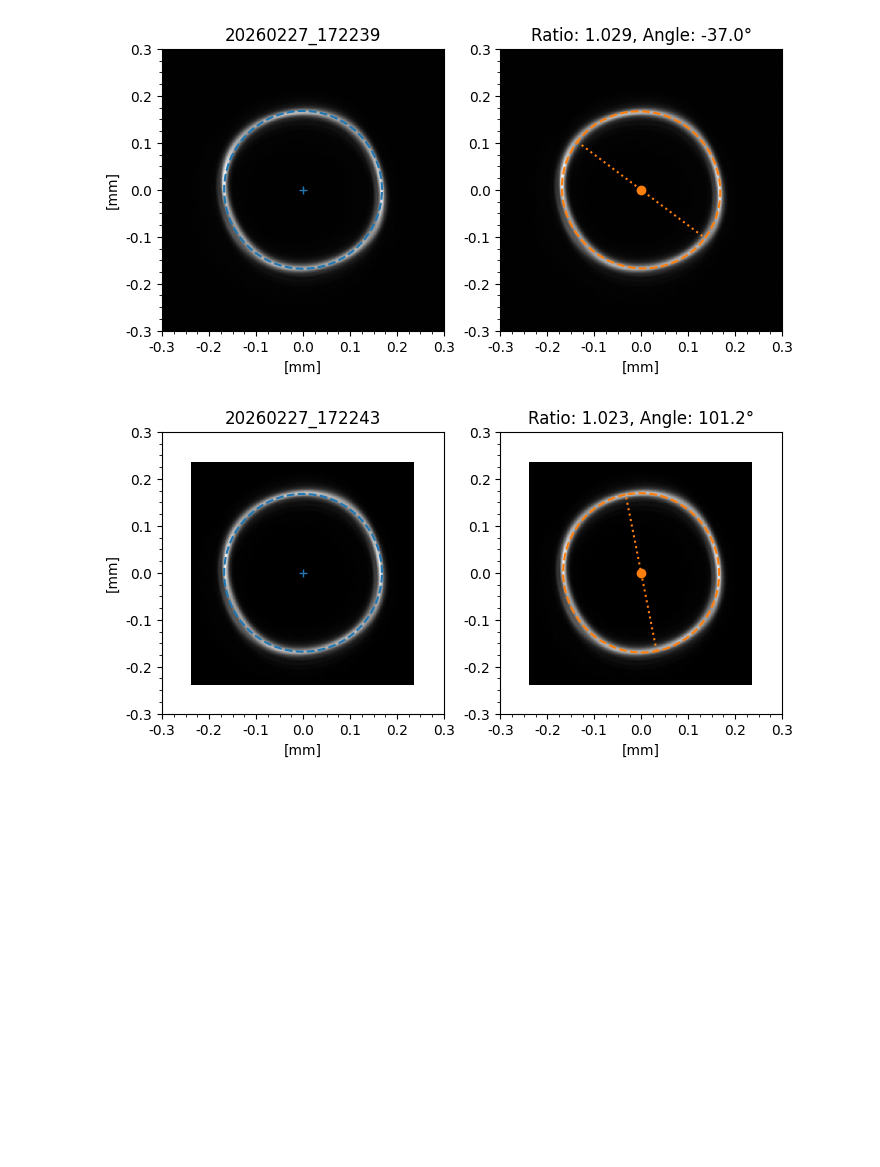
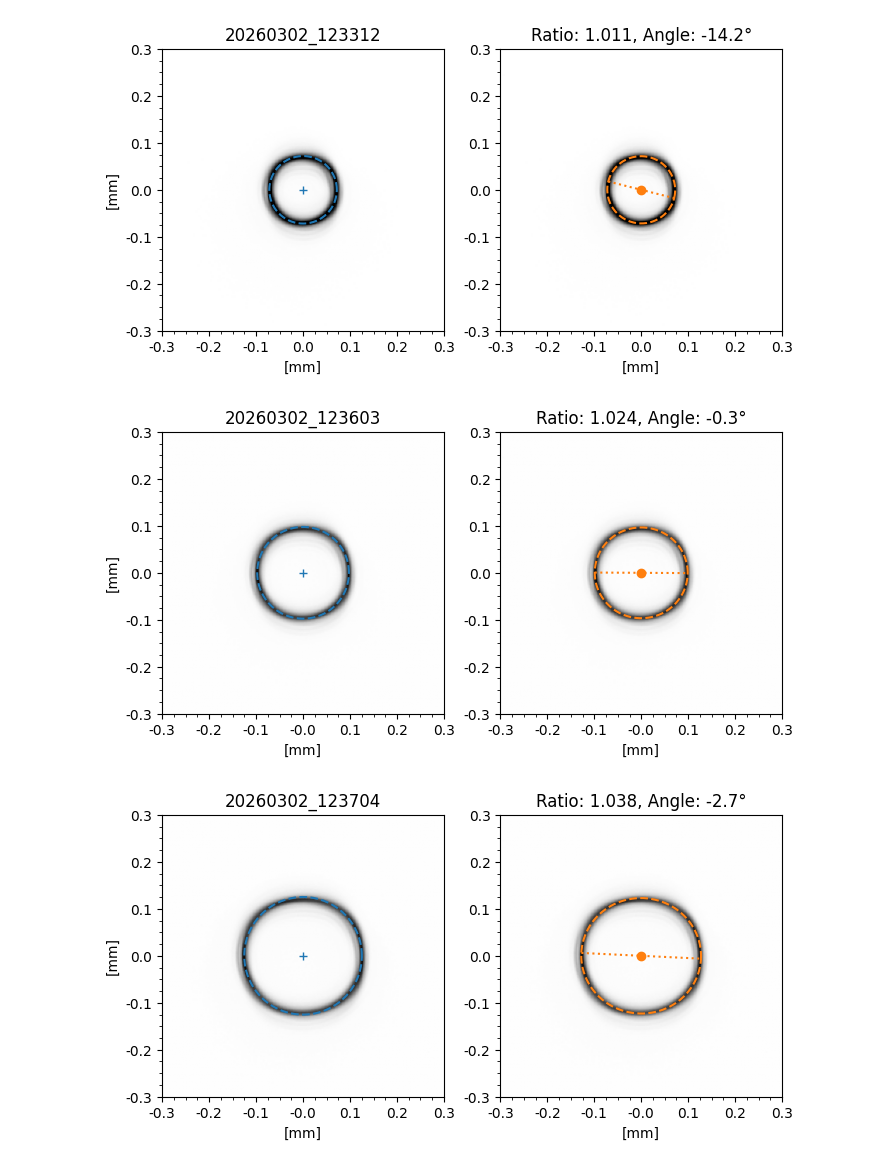
Before and after one commit to runabriguglio/SPLATT, a Jupyter notebook: splattsw/JupyterNotebooks/scratchPiezoCircleFit.ipynb, the cells around one changed output. Saved outputs shown, nothing was run; the diff lists cells and outputs as text; code cells hidden in the pictures; blank space fills up the shorter version.

```diff
--- a/splattsw/JupyterNotebooks/scratchPiezoCircleFit.ipynb
+++ b/splattsw/JupyterNotebooks/scratchPiezoCircleFit.ipynb
@@ -709,6 +709,21 @@ _=analyse_tns(['20260226_092624'])
 # %%
-_= analyse_tns(['20260227_172239'])
-_= analyse_tns(['20260227_172243'])
+# # 2 kHz
+# _= analyse_tns(['20260302_113200']) # closed loop
+# _= analyse_tns(['20260302_111313']) # open loop
+
+# # 3 kHz
+# _= analyse_tns(['20260302_123058']) # closed loop '20260302_114559'
+# _= analyse_tns(['20260302_115717']) # open loop
+
+# # 4 kHz
+# _= analyse_tns(['20260302_122004']) # closed loop
+# _= analyse_tns(['20260302_120755']) # open loop
-# %% [output]
-[figure, removed]
-[figure, removed]
+# %%
+_= analyse_tns(['20260302_123312'])
+_= analyse_tns(['20260302_123603'])
+_= analyse_tns(['20260302_123704'])
+_= analyse_tns(['20260302_123804'])
+# %% [output]
+[figure, added]
+[figure, added]
+[figure, added]
```
Also changed, not shown: parts of 9 cells of this notebook, 1 other file.
